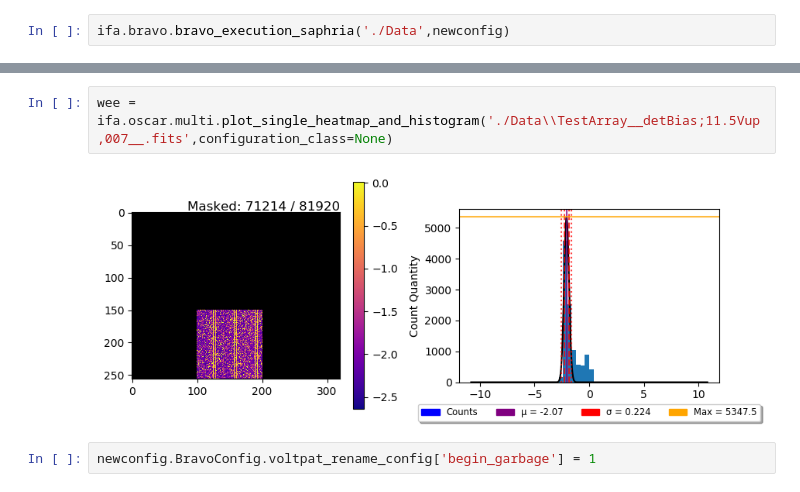
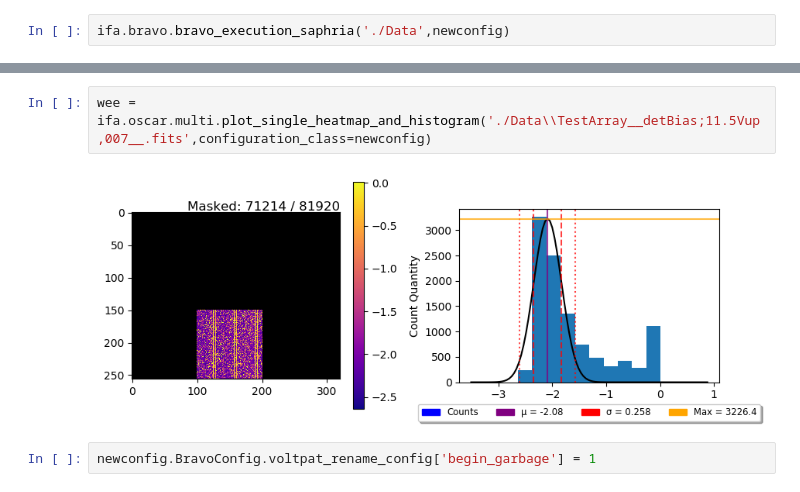
Before and after one commit to psmd-iberutaru/IfA-Smeargle, a Jupyter notebook: Testing.ipynb, the cells around one changed output, grey strips where cells are left out. Drawn from its saved outputs; the diff is of its cells as text.

```diff
--- a/Testing.ipynb
+++ b/Testing.ipynb
@@ -53,7 +54,7 @@ WARNING: The fit may be unsuccessful; check fit_info['message'] for more informa
 # %%
-wee = ifa.oscar.multi.plot_single_heatmap_and_histogram('./Data\\TestArray__detBias;11.5Vup,007__.fits',configuration_class=None)
+wee = ifa.oscar.multi.plot_single_heatmap_and_histogram('./Data\\TestArray__detBias;11.5Vup,007__.fits',configuration_class=newconfig)
 # %% [output]
-[figure, old version]
+[figure, new version]
 # %%
 newconfig.BravoConfig.voltpat_rename_config['begin_garbage'] = 1
 # %%
```
Also changed, not shown: parts of 2 cells of this notebook, 2 other files.
